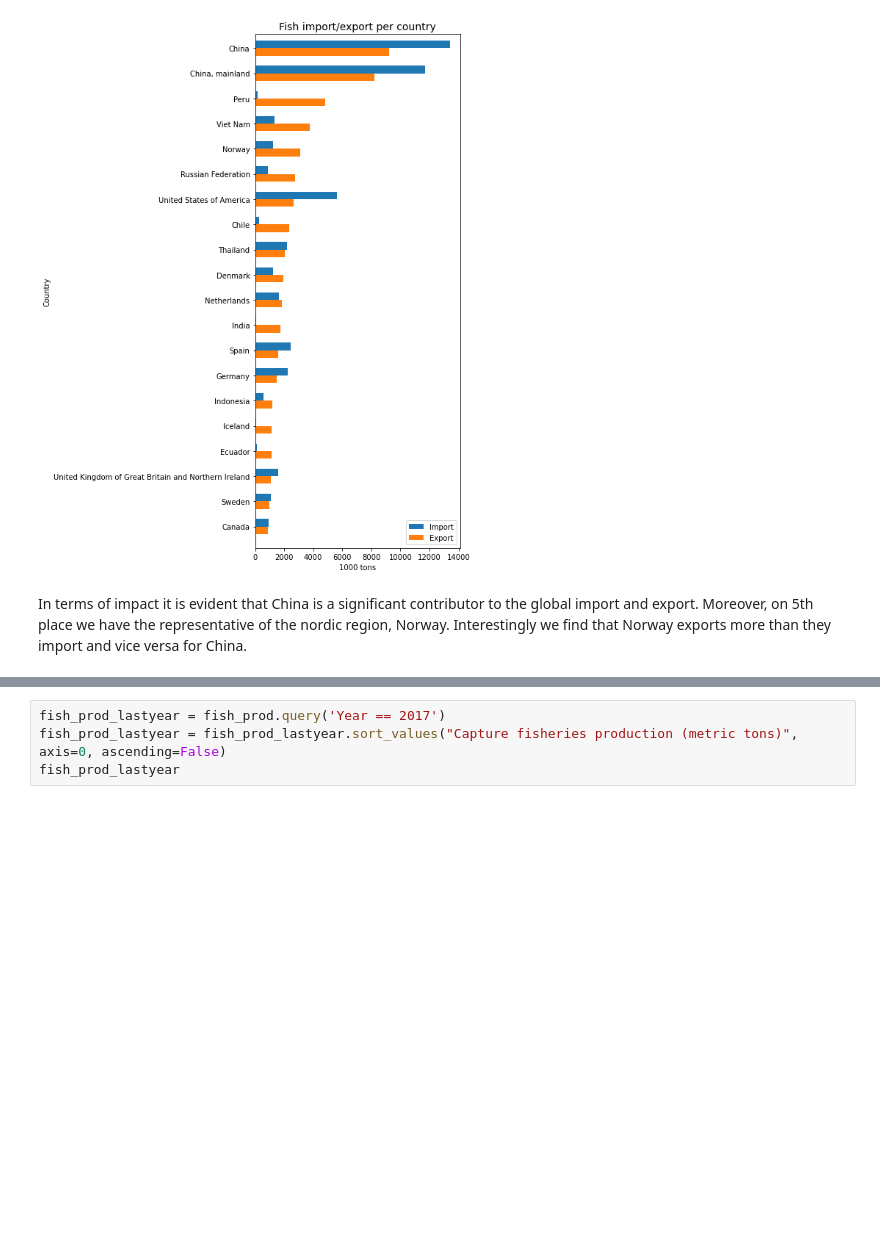
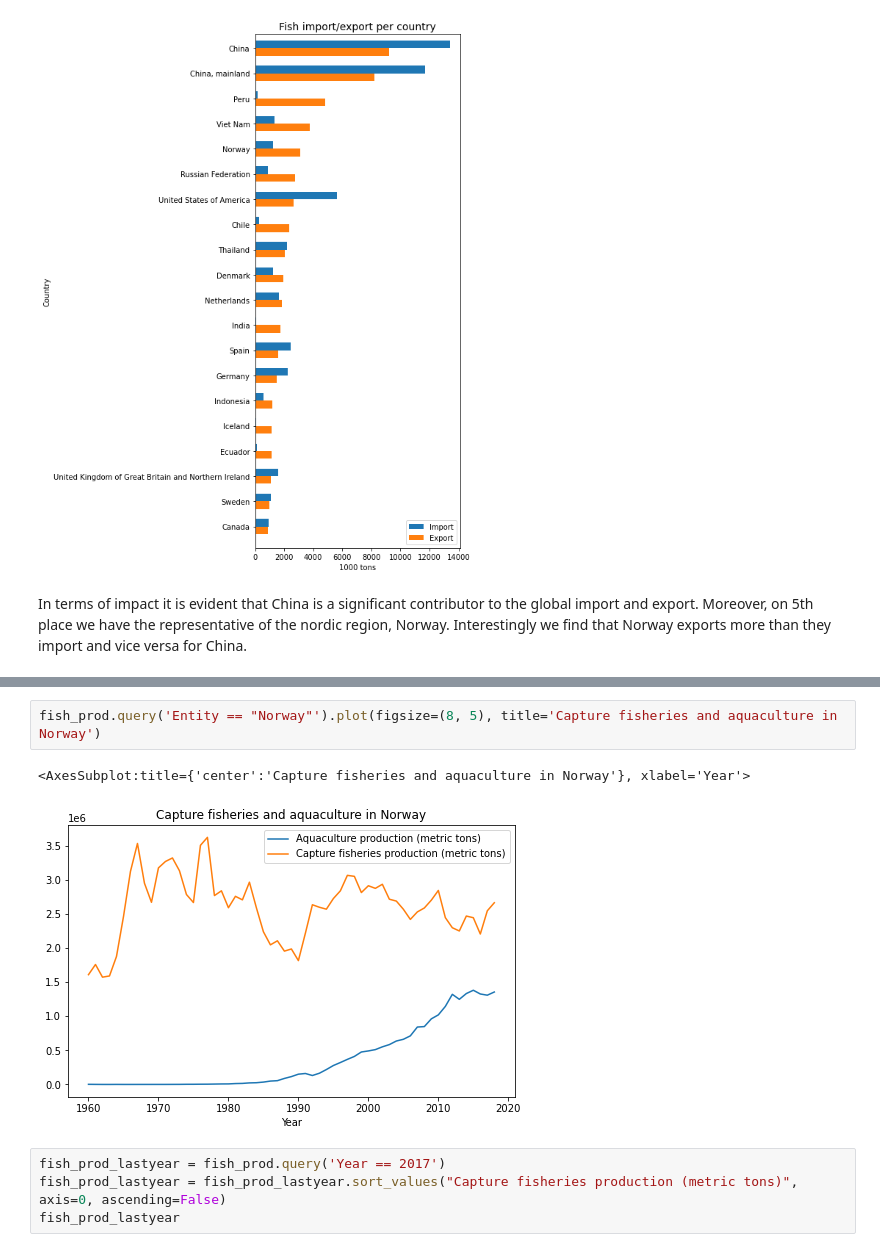
Before and after one commit to simonmoesorensen/socialdata-overfishing, a Jupyter notebook: explainer-notebook.ipynb, the cells around one changed output, grey strips where cells are left out. Drawn from its saved outputs; the diff is of its cells as text; blank space fills up the shorter version.

```diff
--- a/explainer-notebook.ipynb
+++ b/explainer-notebook.ipynb
@@ -1108,3 +1118,8 @@ fish_prod.query('Entity == "Nigeria" and Year >= 2010').plot(figsize=(8, 5))
+# %%
+fish_prod.query('Entity == "Norway"').plot(figsize=(8, 5), title='Capture fisheries and aquaculture in Norway')
+# %% [output]
+<AxesSubplot:title={'center':'Capture fisheries and aquaculture in Norway'}, xlabel='Year'>
+[figure, added]
 # %%
 fish_prod_lastyear = fish_prod.query('Year == 2017')
 fish_prod_lastyear = fish_prod_lastyear.sort_values("Capture fisheries production (metric tons)", axis=0, ascending=False)
```
Also changed, not shown: parts of 28 cells of this notebook, 1 other file.
